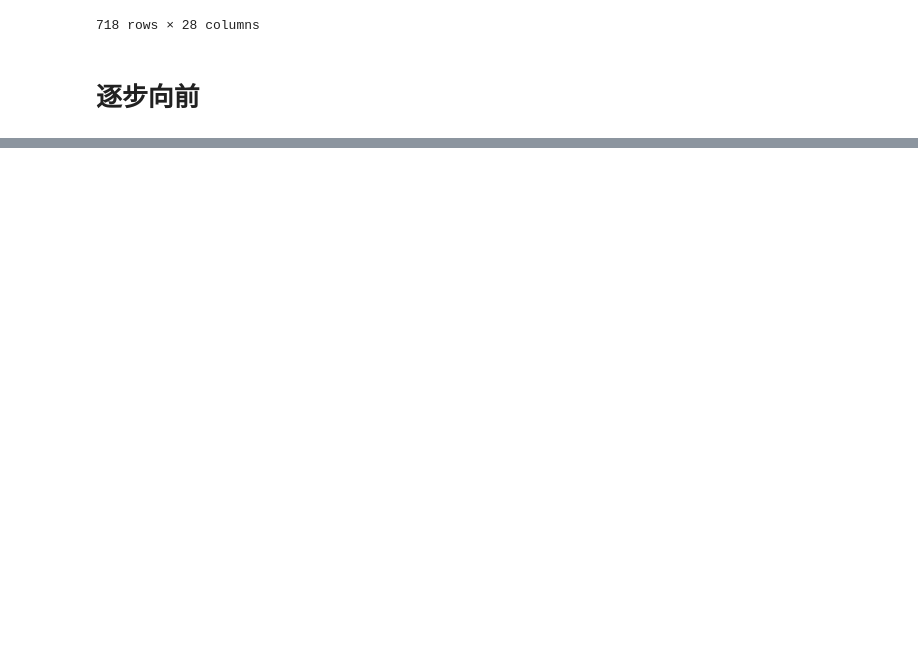
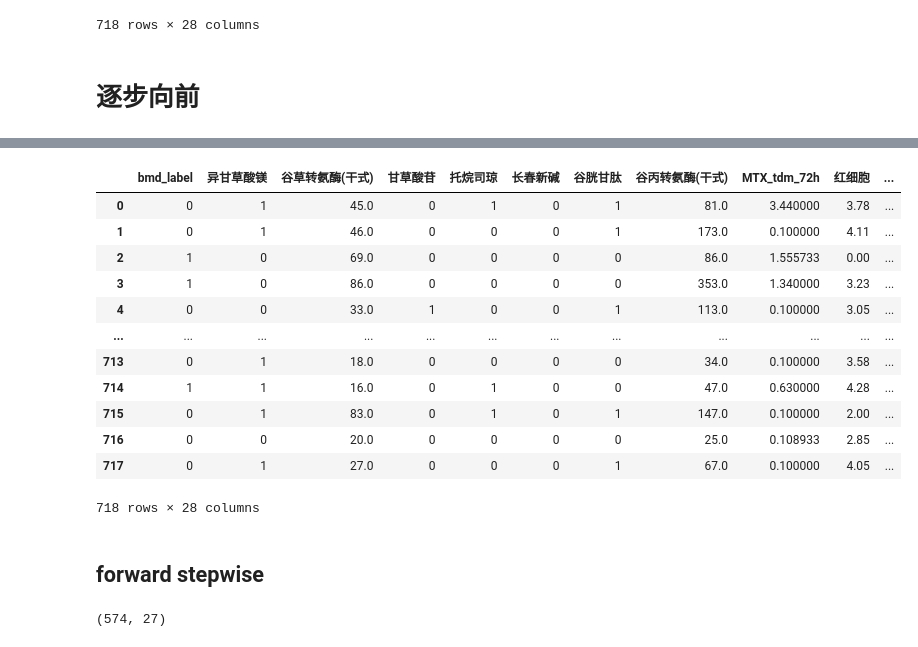
Before and after one commit to yuyongsheng1990/MTX_shanghai_sixth_hospital, a Jupyter notebook: feature_engineering.ipynb, the cells around one changed output, grey strips where cells are left out. Drawn from its saved outputs; the diff is of its cells as text; code cells hidden in the pictures; blank space fills up the shorter version.

```diff
--- a/feature_engineering.ipynb
+++ b/feature_engineering.ipynb
@@ -460,0 +446,41 @@ tran_x, test_x, tran_y, test_y = train_test_split(x, y, test_size=0.2, random_st
+# %%
+# 使用随机森林对缺失值进行插补
+import pandas as pd
+pd.set_option('mode.chained_assignment', None)
+import numpy as np
+from sklearn.ensemble import RandomForestRegressor
+from sklearn.model_selection import GridSearchCV
+def missing_value_interpolation(df):
+    df = df.reset_index(drop=True)
+    # 提取存在缺失值的列名
+    missing_list = []
+    for i in df.columns:
+        if df[i].isnull().sum() > 0:
+            missing_list.append(i)
+    missing_list_copy = missing_list.copy()
+    # 用该列未缺失的值训练随机森林，然后用训练好的rf预测缺失值
+    for i in range(len(missing_list)):
+        name=missing_list[0]
+        df_missing = df[missing_list_copy]
+        # 将其他列的缺失值用0表示。
+        missing_list.remove(name)
+        for j in missing_list:
+            df_missing[j]=df_missing[j].astype('str').apply(lambda x: 0 if x=='nan' else x)
+        df_missing_is = df_missing[df_missing[name].isnull()]
+        df_missing_not = df_missing[df_missing[name].notnull()]
+        y = df_missing_not[name]
+        x = df_missing_not.drop([name],axis=1)
+        # 列出参数列表
+        tree_grid_parameter = {'n_estimators': list((10, 50, 100, 150, 200))}
+        # 进行参数的搜索组合
+        grid = GridSearchCV(RandomForestRegressor(),param_grid=tree_grid_parameter,cv=3)
+        #rfr=RandomForestRegressor(random_state=0,n_estimators=100,n_jobs=-1)
+        #根据已有数据去拟合随机森林模型
+        grid.fit(x, y)
+        rfr = RandomForestRegressor(n_estimators=grid.best_params_['n_estimators'])
+        rfr.fit(x, y)
+        #预测缺失值
+        predict = rfr.predict(df_missing_is.drop([name],axis=1))
+        #填补缺失值
+        df.loc[df[name].isnull(),name] = predict
+    return df
@@ -460,0 +489,18 @@ tran_x, test_x, tran_y, test_y = train_test_split(x, y, test_size=0.2, random_st
+# %%
+df_model_cb
+# %% [output]
+|  | bmd_label | 异甘草酸镁 | 谷草转氨酶(干式) | 甘草酸苷 | 托烷司琼 | 长春新碱 | 谷胱甘肽 | 谷丙转氨酶(干式) | MTX_tdm_72h | 红细胞 | ... |
+| 0 | 0 | 1 | 45.0 | 0 | 1 | 0 | 1 | 81.0 | 3.440000 | 3.78 | ... |
+| 1 | 0 | 1 | 46.0 | 0 | 0 | 0 | 1 | 173.0 | 0.100000 | 4.11 | ... |
+| 2 | 1 | 0 | 69.0 | 0 | 0 | 0 | 0 | 86.0 | 1.555733 | 0.00 | ... |
+| 3 | 1 | 0 | 86.0 | 0 | 0 | 0 | 0 | 353.0 | 1.340000 | 3.23 | ... |
+| 4 | 0 | 0 | 33.0 | 1 | 0 | 0 | 1 | 113.0 | 0.100000 | 3.05 | ... |
+| ... | ... | ... | ... | ... | ... | ... | ... | ... | ... | ... | ... |
+| 713 | 0 | 1 | 18.0 | 0 | 0 | 0 | 0 | 34.0 | 0.100000 | 3.58 | ... |
+| 714 | 1 | 1 | 16.0 | 0 | 1 | 0 | 0 | 47.0 | 0.630000 | 4.28 | ... |
+| 715 | 0 | 1 | 83.0 | 0 | 1 | 0 | 1 | 147.0 | 0.100000 | 2.00 | ... |
+| 716 | 0 | 0 | 20.0 | 0 | 0 | 0 | 0 | 25.0 | 0.108933 | 2.85 | ... |
+| 717 | 0 | 1 | 27.0 | 0 | 0 | 0 | 1 | 67.0 | 0.100000 | 4.05 | ... |
+718 rows × 28 columns
+# %% [markdown]
+## forward stepwise
@@ -461,2 +514,4 @@ tran_x, test_x, tran_y, test_y = train_test_split(x, y, test_size=0.2, random_st
 # %%
-tran_x
+tran_x.shape
+# %% [output]
+(574, 27)
```
Also changed, not shown: parts of 39 cells of this notebook, 3 other files.
